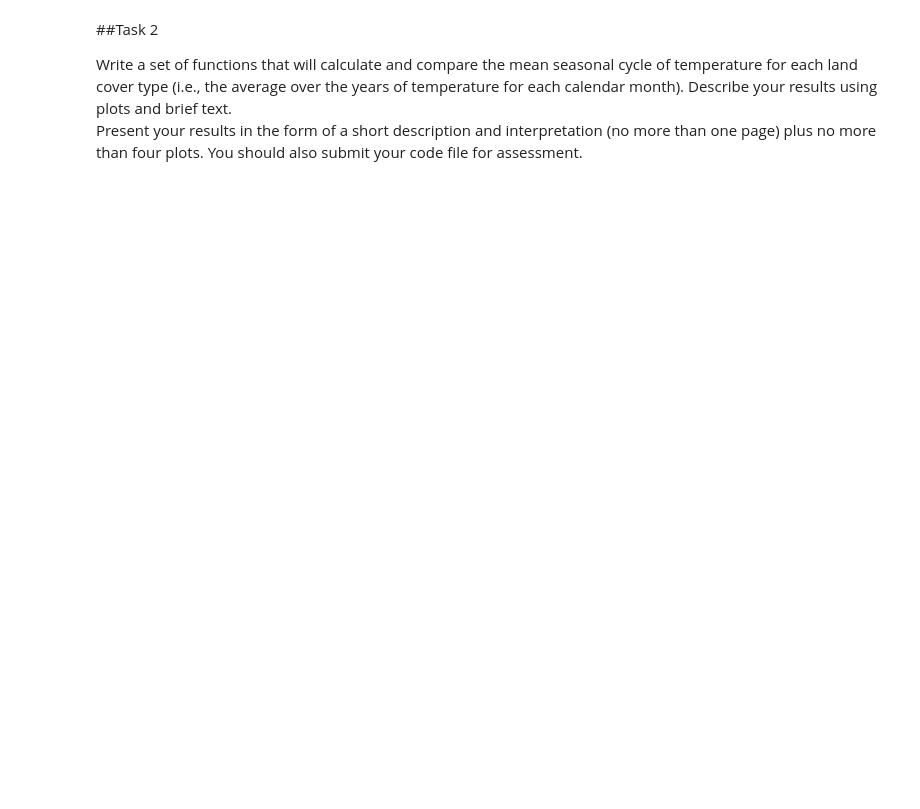
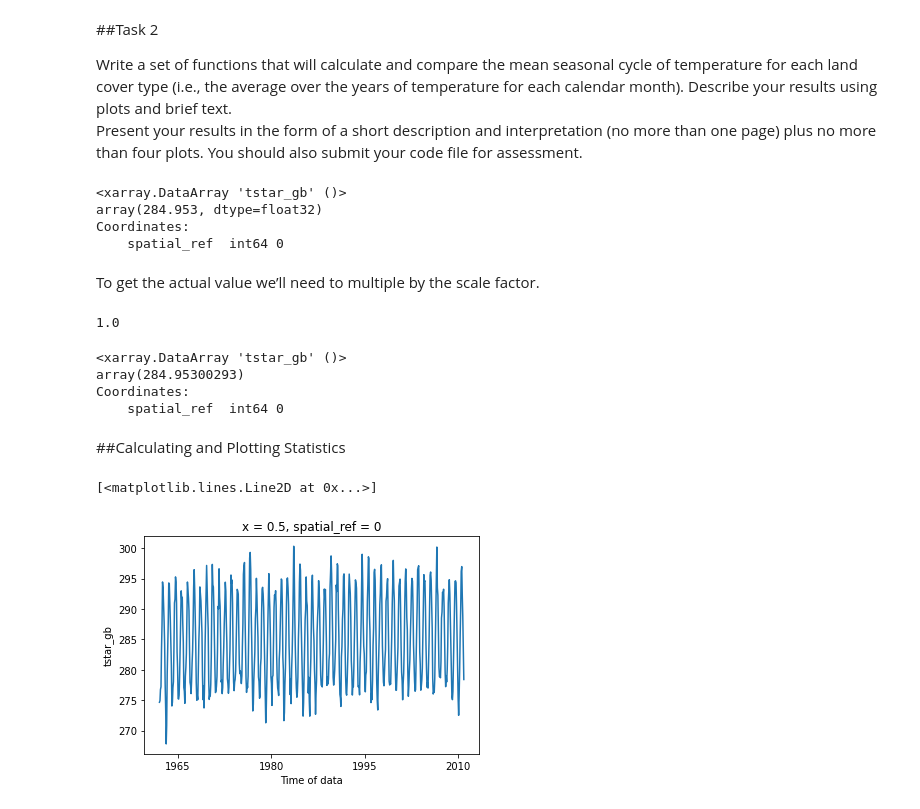
Before and after one commit to kipsangchepesa/Python-Roulette, a Jupyter notebook: How_does_land_surface_cover_affect_surface_temperature.ipynb, the cells around one changed output. Drawn from its saved outputs; the diff is of its cells as text; code cells hidden in the pictures; blank space fills up the shorter version.

```diff
--- a/How_does_land_surface_cover_affect_surface_temperature.ipynb
+++ b/How_does_land_surface_cover_affect_surface_temperature.ipynb
@@ -154,3 +186,31 @@ xr[:, :15, :15].plot()
 
 Write a set of functions that will calculate and compare the mean seasonal cycle of temperature for each land cover type (i.e., the average over the years of temperature for each calendar month).  Describe your results using plots and brief text.
 Present your results in the form of a short description and interpretation (no more than one page) plus no more than four plots.  You should also submit your code file for assessment.
+# %%
+xr.mean()
+# %% [output]
+<xarray.DataArray 'tstar_gb' ()>
+array(284.953, dtype=float32)
+Coordinates:
+    spatial_ref  int64 0
+# %% [markdown]
+To get the actual value we’ll need to multiple by the scale factor.
+# %%
+print(xr.attrs['scale_factor'])
+# %% [output]
+1.0
+# %%
+#It will be the same since scale factor in baresoil data is 1,0 as seen above
+xr.mean()* xr.attrs['scale_factor']
+# %% [output]
+<xarray.DataArray 'tstar_gb' ()>
+array(284.95300293)
+Coordinates:
+    spatial_ref  int64 0
+# %% [markdown]
+##Calculating and Plotting Statistics
+# %%
+xr.mean(dim='y').plot()
+# %% [output]
+[<matplotlib.lines.Line2D at 0x...>]
+[figure, added]
```
Also changed, not shown: parts of 14 cells of this notebook.
